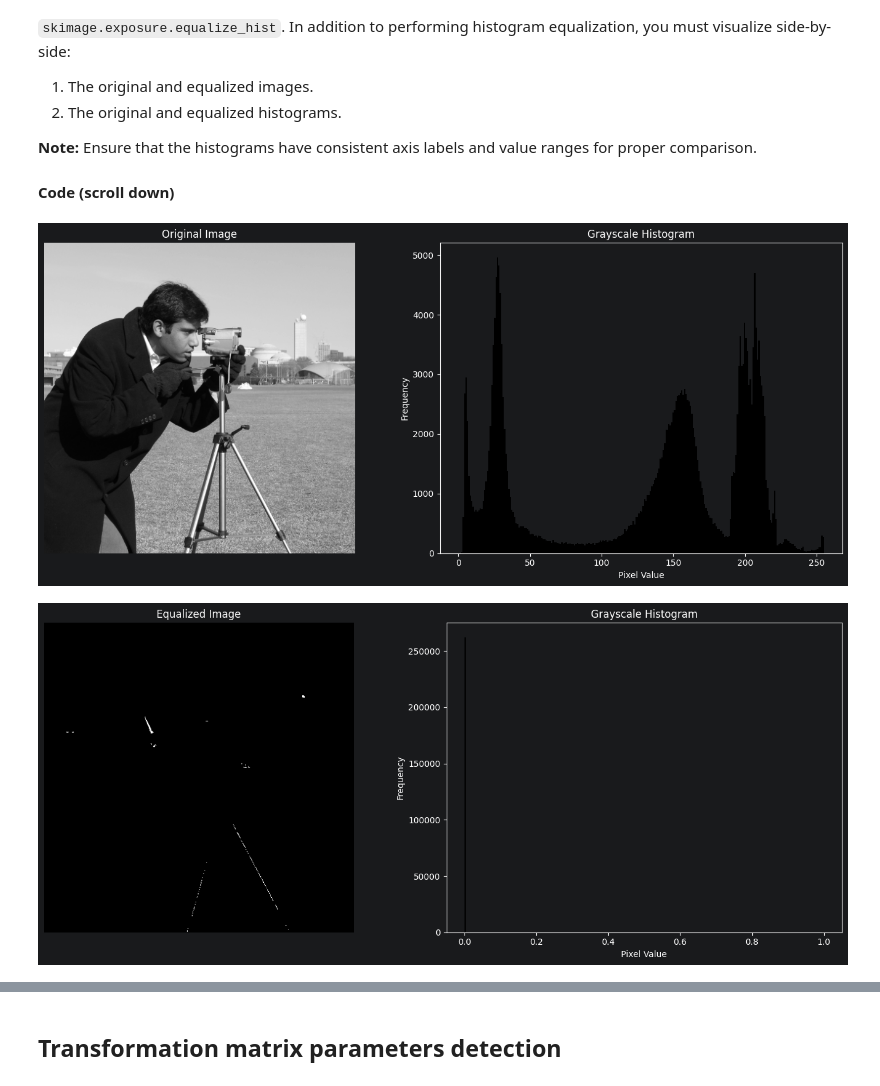
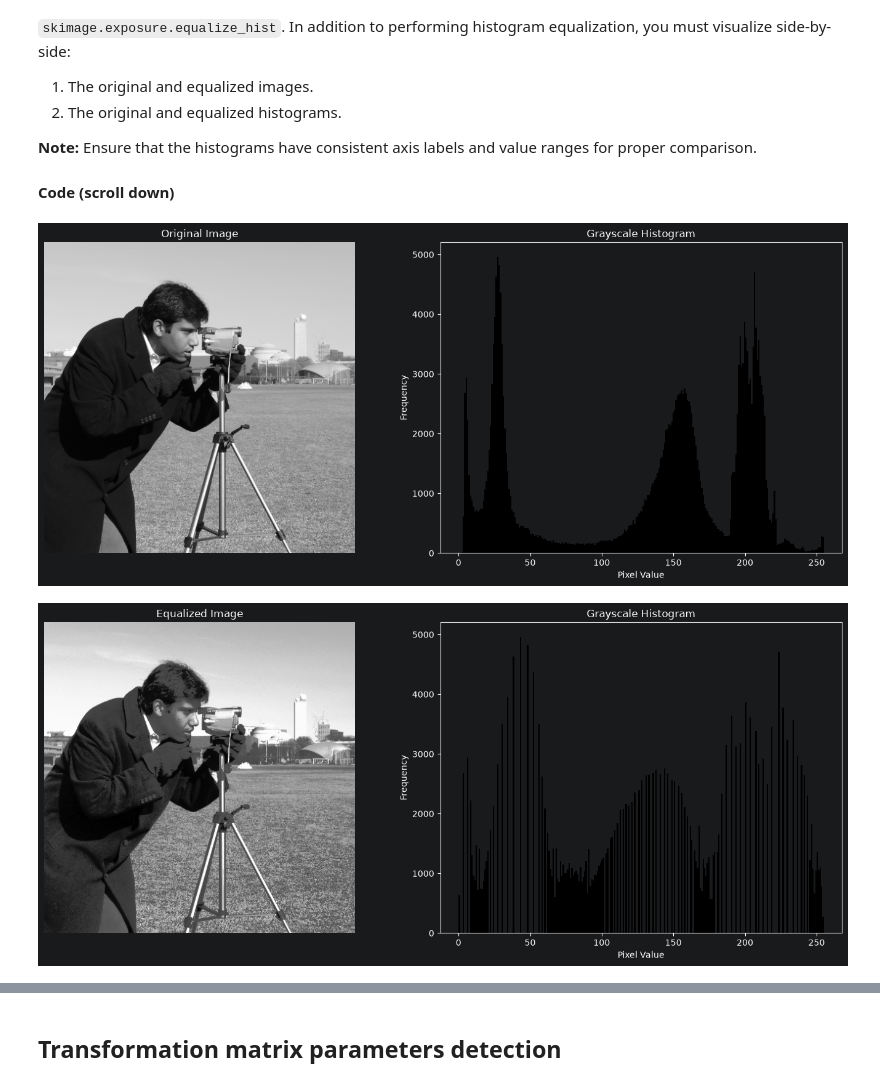
Before and after one commit to Secr3ts/ZDO-E, a Jupyter notebook: EX02 - Transformations/02.ipynb, the cells around one changed output, grey strips where cells are left out. Cells and saved outputs as stored; diff of their text form; code cells hidden in the pictures.

```diff
--- a/EX02 - Transformations/02.ipynb
+++ b/EX02 - Transformations/02.ipynb
@@ -214,15 +217,15 @@ Ensure that the histograms have consistent axis labels and value ranges for prop
 # %%
 from skimage import exposure
 img_gray = data.camera().astype('int16')  # convert dtype from unsigned int8 to int16 - needed for further operations
 
 # The complete code will be provided during the exercise
 img_eq = exposure.equalize_hist(img_gray)
-
+img_eq = np.clip(img_eq * 255, 0, 255).astype('uint8')
 plot_image_with_hist(img_gray, 'Original Image')
 plot_image_with_hist(img_eq, 'Equalized Image')
 # %% [output]
 [figure]
-[figure, old version]
+[figure, new version]
 # %% [markdown]
 ### Thresholding - a simple intro to Image Segmentation, Exercise 05 (individual work)
 
```
Also changed, not shown: parts of 6 cells of this notebook, 2 other files.
